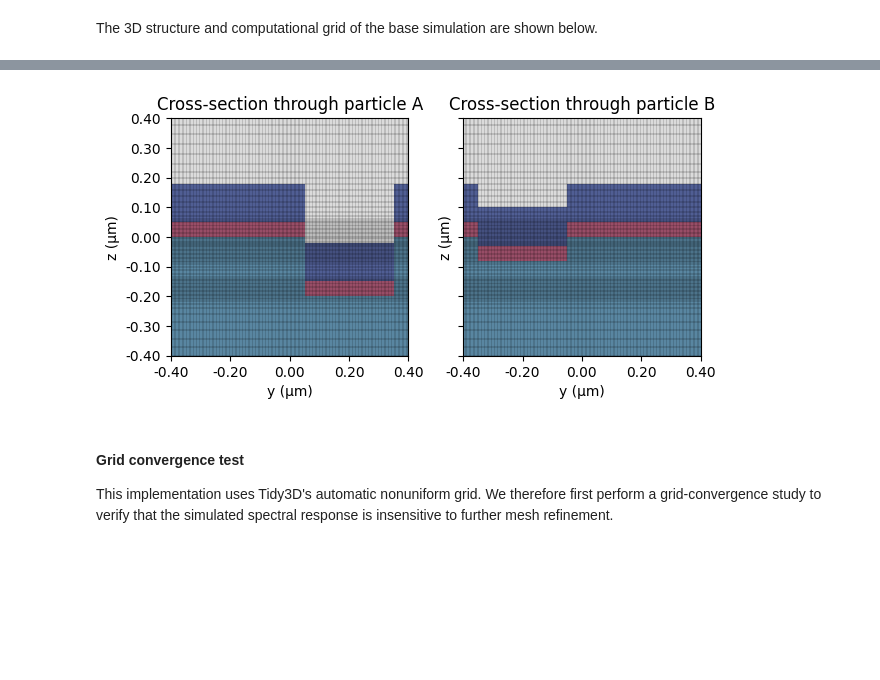
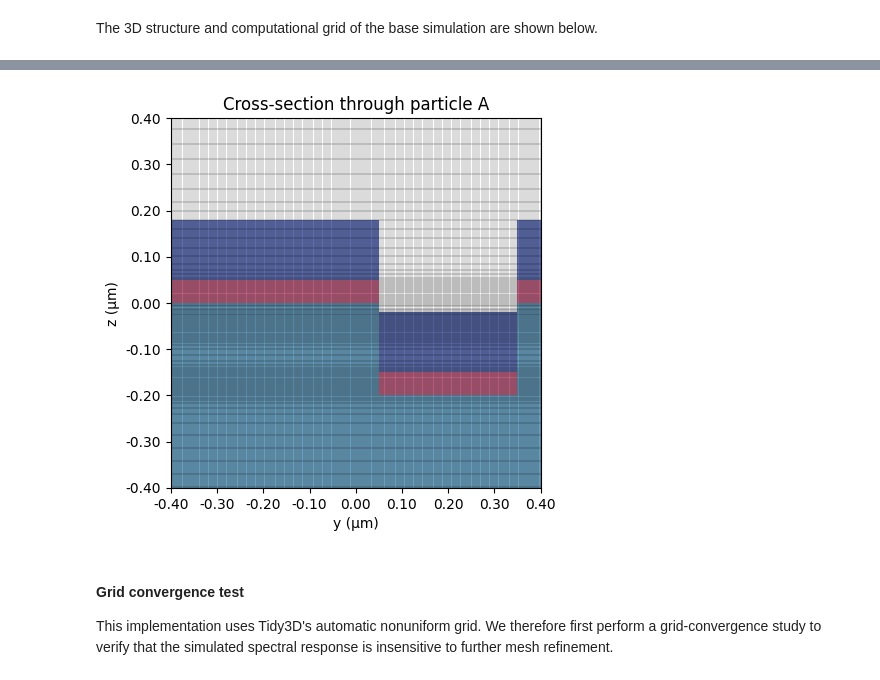
Before and after one commit to flexcompute/tidy3d-notebooks, a Jupyter notebook: QMRSMetasurface.ipynb, the cells around one changed output, grey strips where cells are left out. Drawn from its saved outputs; the diff is of its cells as text; code cells hidden in the pictures; blank space fills up the shorter version.

Commit message:
address review comment: add 3d image and metadata for qbic sensor notebook

```diff
--- a/QMRSMetasurface.ipynb
+++ b/QMRSMetasurface.ipynb
@@ -49,6 +54,7 @@ TiO2  = td.Medium.from_nk(n=2.2,  k=0, freq=freq0)
 NOA83 = td.Medium.from_nk(n=1.56, k=0, freq=freq0)
 
 wvl_eff = wvl0 / NOA83.nk_model(frequency=freq0)[0]  # effective wavelength in substrate
+wvl_water = wvl0 / 1.33  # effective wavelength in substrate
 
 # Base geometry (µm) — passed explicitly to make_sim / make_sim2
 D_A   = 300 * nm   # particle-A diameter
@@ -57,7 +63,9 @@ Z_A   = 200 * nm   # particle-A hole depth
 del_Z = 120 * nm
 Z_B   = Z_A - del_Z  # particle-B hole depth
 
-t_sub = 8000 * nm  # substrate thickness (used as global inside make_sim / make_sim2)
+buffer = 0.2
+sim_size_z_plus = buffer + 1*wvl_water  # simulation size in z direction (used as global inside make_sim / make_sim2)
+sim_size_z_minus = buffer + 3*wvl_eff # simulation size in z direction (used as global inside make_sim / make_sim2)
 # %% [markdown]
 #### Unit cell simulation
 
@@ -87,7 +95,7 @@ def make_sim(
 
     geom_sub = td.ClipOperation(
         operation="difference",
-        geometry_a=td.Box(center=(0, 0, -t_sub/2), size=(td.inf, td.inf, t_sub)),
+        geometry_a=td.Box(center=(0, 0, -sim_size_z_minus), size=(td.inf, td.inf, sim_size_z_minus*2)),
         geometry_b=td.GeometryGroup(geometries=[hole_A, hole_B]),
     )
     substrate = td.Structure(geometry=geom_sub, medium=NOA83, name="substrate")
@@ -135,19 +143,19 @@ def make_sim(
     deposit_tio2 = [deposit_tio2_A, deposit_tio2_B, deposit_tio2_sub]
 
     pw_source = td.PlaneWave(
-        center=(0, 0, -Z_A - wvl_eff/2),
+        center=(0, 0, -buffer - 0.5*wvl_eff),
         size=(td.inf, td.inf, 0),
         direction="+",
         source_time=source_time,
         pol_angle=0,
     )
     mnt_refl = td.FluxMonitor(
-        center=(0, 0, -Z_A - wvl_eff),
+        center=(0, 0, -buffer - wvl_eff),
         size=(td.inf, td.inf, 0),
         freqs=freqs, name="refl", normal_dir="-",
     )
     mnt_trans = td.FluxMonitor(
-        center=(0, 0, t_Au + t_TiO2 + wvl_eff/2),
+        center=(0, 0, buffer + 0.5*wvl_water),
         size=(td.inf, td.inf, 0),
         freqs=freqs, name="trans", normal_dir="+",
     )
@@ -165,7 +173,8 @@ def make_sim(
     )
 
     return td.Simulation(
-        size=(P, P, t_sub),
+        size=(P, P, sim_size_z_plus+sim_size_z_minus),
+        center=(0,0,(sim_size_z_plus-sim_size_z_minus)/2),
         medium=superstrate,
         structures=[substrate, *deposit_au, *deposit_tio2],
         sources=[pw_source],
@@ -176,25 +185,23 @@ def make_sim(
             x=td.Boundary.periodic(),
             y=td.Boundary.periodic(),
         ),
-        run_time=td.RunTimeSpec(quality_factor=100, source_factor=100),
-        shutoff=1e-7,
+        run_time=td.RunTimeSpec(quality_factor=500, source_factor=100),
+        shutoff=5e-7,
     )
 # %% [markdown]
 The 3D structure and computational grid of the base simulation are shown below.
 # %%
 sim_base = make_sim()
 
-fig, ax = plt.subplots(1, 2, sharex=True, sharey=True, tight_layout=True)
-sim_base.plot_grid(x=P/4,  ax=ax[0])
-sim_base.plot(x=P/4,       ax=ax[0])
-sim_base.plot_grid(x=-P/4, ax=ax[1])
-sim_base.plot(x=-P/4,      ax=ax[1])
-ax[0].set(xlim=(-P/2, P/2), ylim=(-P/2, P/2), title="Cross-section through particle A")
-ax[1].set(title="Cross-section through particle B")
+fig, ax = plt.subplots()
+sim_base.plot_grid(x=P/4, ax=ax)
+sim_base.plot(x=P/4, ax=ax)
+ax.set(xlim=(-P/2, P/2), ylim=(-P/2, P/2), title="Cross-section through particle A")
+
 sim_base.plot_3d()
 # %% [output]
 [interactive output not drawn]
-[figure, old version]
+[figure, new version]
 # %% [markdown]
 #### Grid convergence test
 
```
Also changed, not shown: parts of 11 cells of this notebook, 2 other files.
